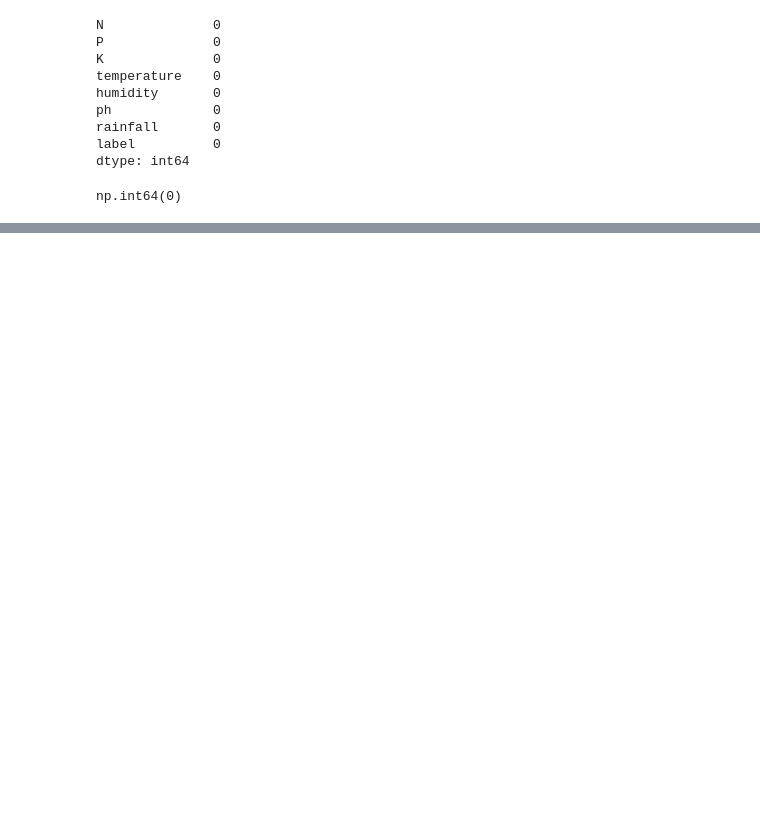
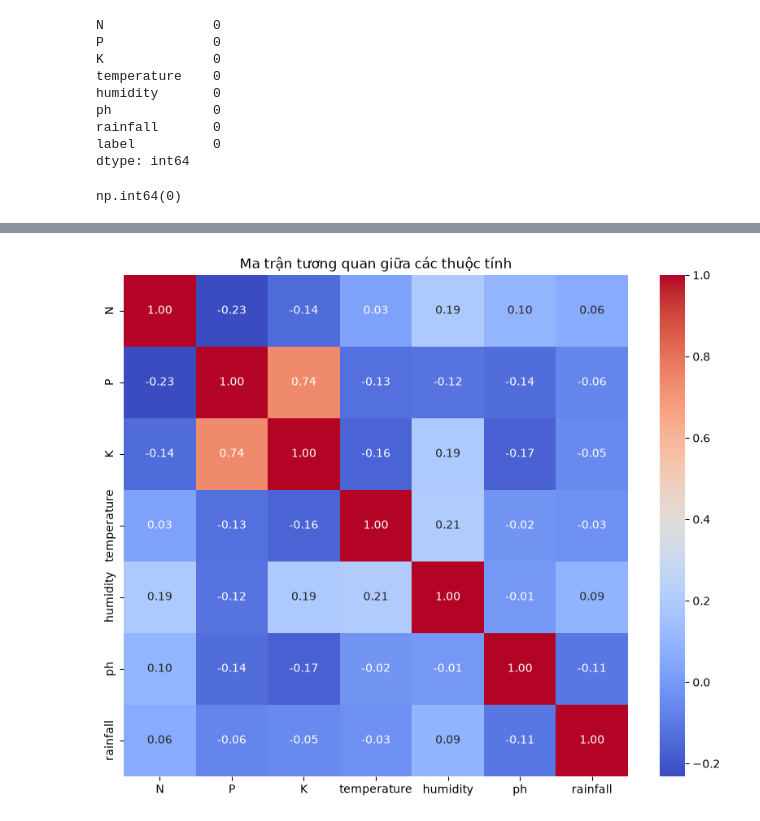
Before and after one commit to phoebetn31/Crop-Recommendation-Project, a Jupyter notebook: notebook/crop_prediction.ipynb, the cells around one changed output, grey strips where cells are left out. Drawn from its saved outputs; the diff is of its cells as text; code cells hidden in the pictures; blank space fills up the shorter version.

```diff
--- a/notebook/crop_prediction.ipynb
+++ b/notebook/crop_prediction.ipynb
@@ -83,0 +104,18 @@ Passing `palette` without assigning `hue` is deprecated and will be removed in v
+# %%
+#mức độ tương quan giữa các đặc trưng
+plt.figure(figsize=(10,8))
+
+corr = df.drop('label', axis=1).corr()
+
+sns.heatmap(
+    corr,
+    annot=True,
+    cmap='coolwarm',
+    fmt='.2f'
+)
+
+plt.title('Ma trận tương quan giữa các thuộc tính')
+
+plt.show()
+# %% [output]
+[figure, added]
```
Also changed, not shown: parts of 11 cells of this notebook.
